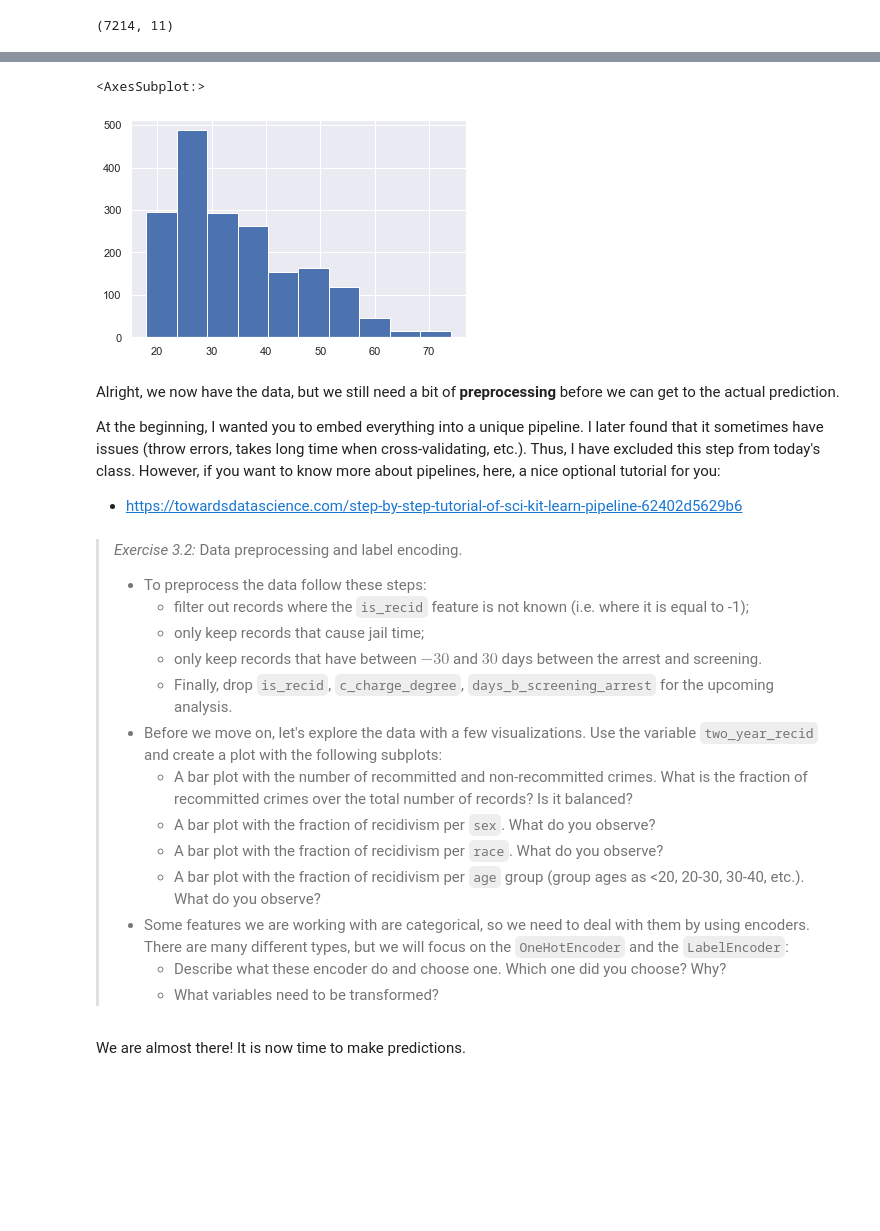
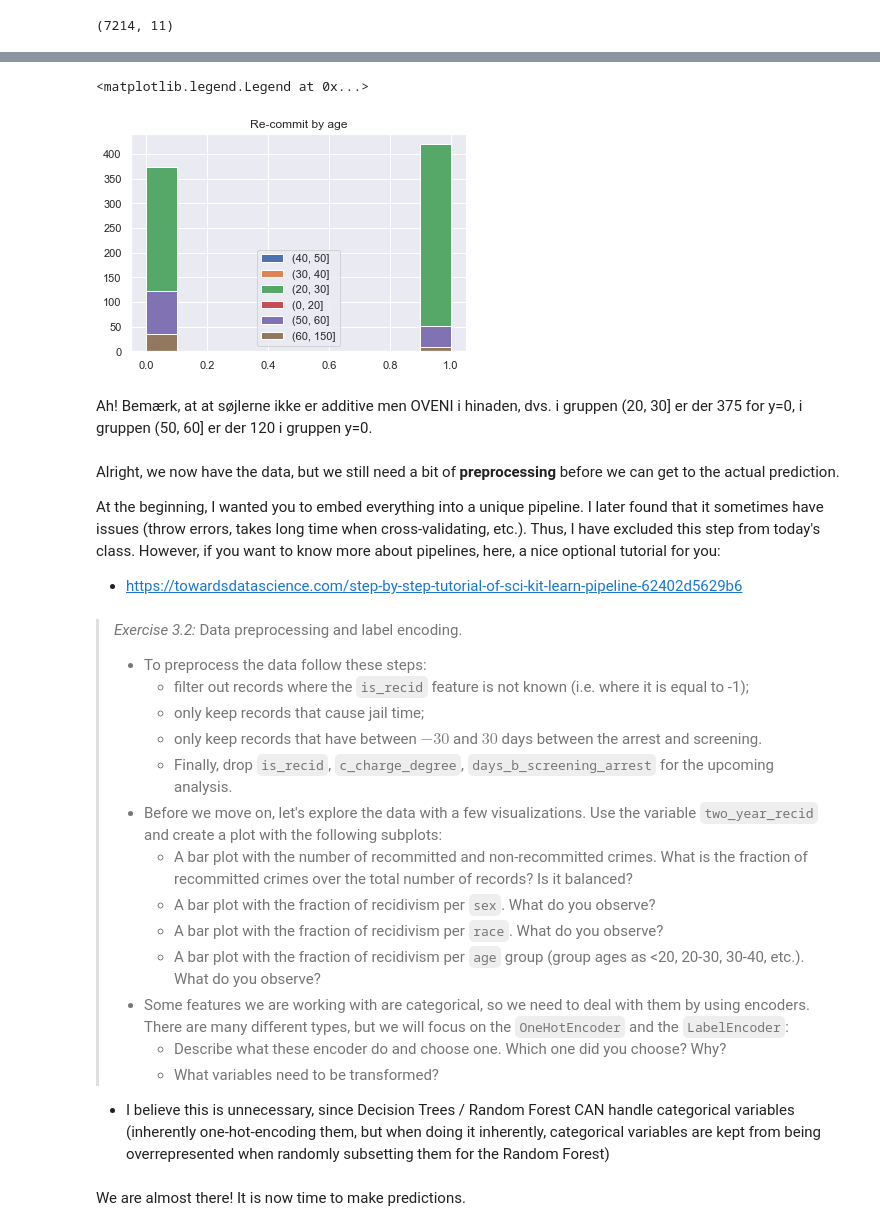
Before and after one commit to davidripsen/socialdata2022, a Jupyter notebook: lectures/Week6.ipynb, the cells around one changed output, grey strips where cells are left out. Saved outputs shown, nothing was run; the diff lists cells and outputs as text; code cells hidden in the pictures; blank space fills up the shorter version.

```diff
--- a/lectures/Week6.ipynb
+++ b/lectures/Week6.ipynb
@@ -165,9 +166,16 @@ plt.legend(Xtrain.race.unique())
 [figure]
-# %%
-Xtrain.age.hist()
-# %% [output]
-<AxesSubplot:>
-[figure, removed]
+# %%
+# Re-commit per age group
+agegroup = pd.cut(Xtrain.age, bins=[0,20,30,40,50,60,150], right=True)
+plt.figure()
+plt.title("Re-commit by age")
+[plt.hist(ytrain[agegroup == group]) for group in agegroup.unique()]
+plt.legend(agegroup.unique())
+# %% [output]
+<matplotlib.legend.Legend at 0x...>
+[figure, added]
+# %% [markdown]
+Ah! Bemærk, at at søjlerne ikke er additive men OVENI i hinaden, dvs. i gruppen (20, 30] er der 375 for y=0, i gruppen (50, 60] er der 120 i gruppen y=0.
 # %% [markdown]
 Alright, we now have the data, but we still need a bit of **preprocessing** before we can get to the actual prediction.
 
@@ -190,6 +198,8 @@ At the beginning, I wanted you to embed everything into a unique pipeline. I lat
 > * Some features we are working with are categorical, so we need to deal with them by using encoders. There are many different types, but we will focus on the `OneHotEncoder` and the `LabelEncoder`:
 >    * Describe what these encoder do and choose one. Which one did you choose? Why?
 >    * What variables need to be transformed?
+
+- I believe this is unnecessary, since Decision Trees / Random Forest CAN handle categorical variables (inherently one-hot-encoding them, but when doing it inherently, categorical variables are kept from being overrepresented when randomly subsetting them for the Random Forest)
 # %% [markdown]
 We are almost there! It is now time to make predictions.
 # %% [markdown]
```
Also changed, not shown: parts of 9 cells of this notebook.
